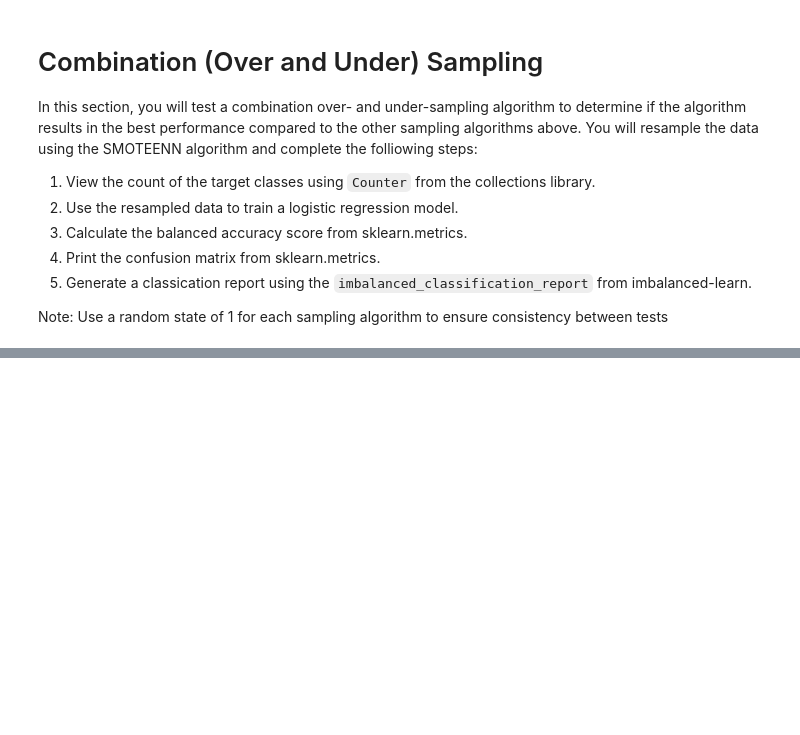
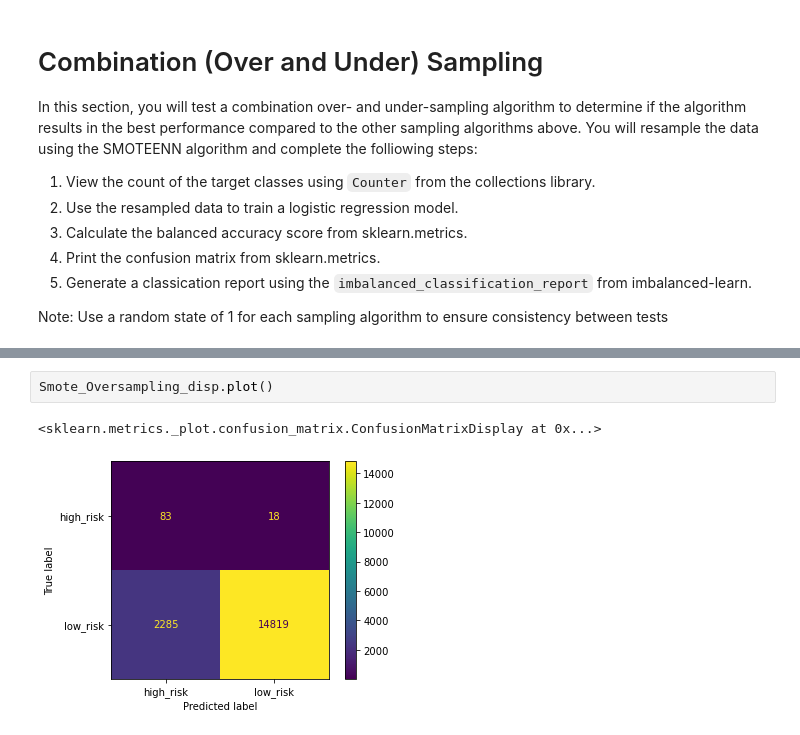
Before and after one commit to kaalrok/Credit_Risk_Analysis, a Jupyter notebook: credit_risk_resampling.ipynb, the cells around one changed output, grey strips where cells are left out. Cells and saved outputs as stored; diff of their text form; blank space fills up the shorter version.

```diff
--- a/credit_risk_resampling.ipynb
+++ b/credit_risk_resampling.ipynb
@@ -728,0 +845,5 @@ Note: Use a random state of 1 for each sampling algorithm to ensure consistency
+# %%
+Smote_Oversampling_disp.plot()
+# %% [output]
+<sklearn.metrics._plot.confusion_matrix.ConfusionMatrixDisplay at 0x...>
+[figure, added]
```
Also changed, not shown: parts of 42 cells of this notebook, 2 other files.
